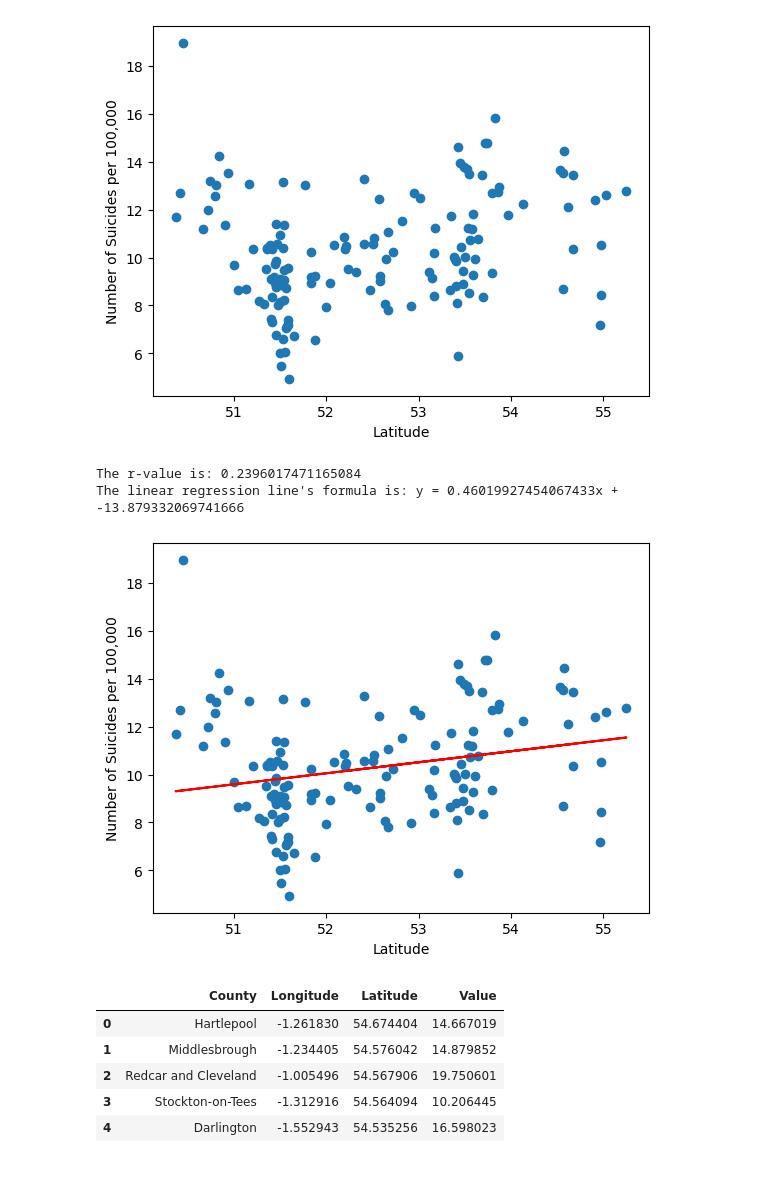
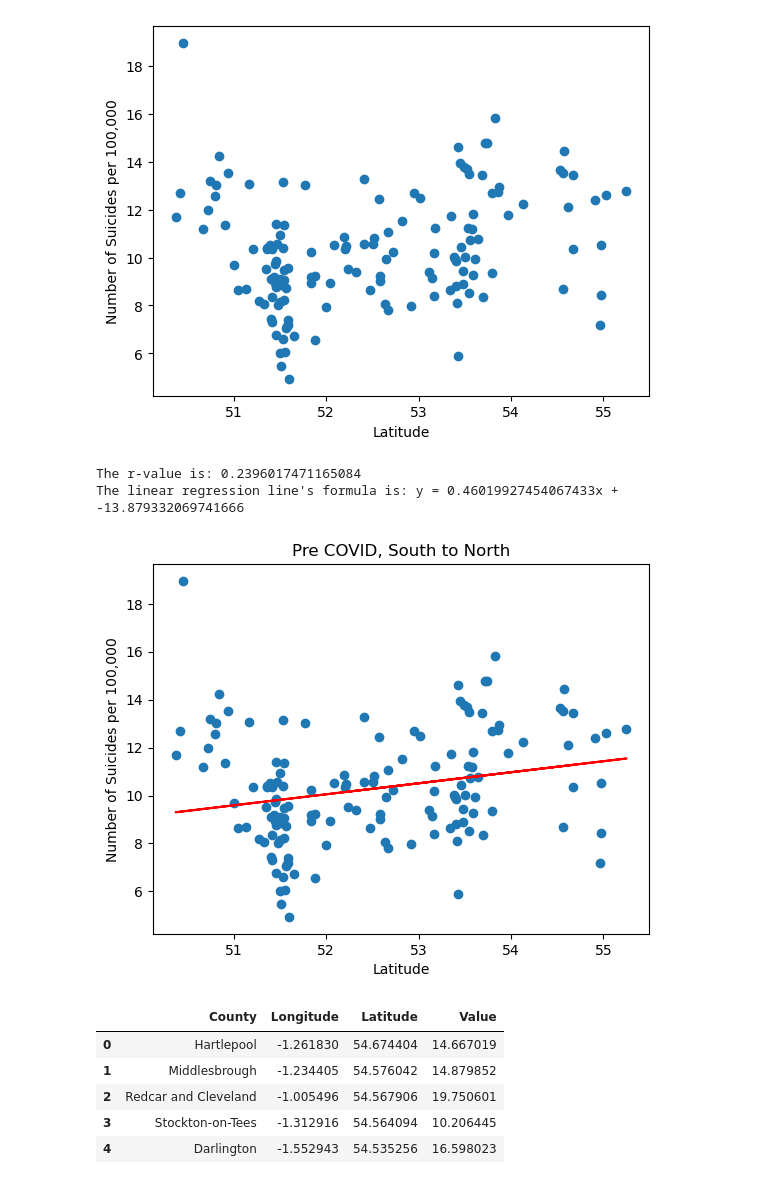
Before and after one commit to HJandu/Project_1_Covid19, a Jupyter notebook: AreasAPI.ipynb, the cells around one changed output. Cells and saved outputs as stored; diff of their text form; code cells hidden in the pictures.

```diff
--- a/AreasAPI.ipynb
+++ b/AreasAPI.ipynb
@@ -92,12 +92,13 @@ def lin_reg_plot(x, y):
 # %%
 lin_reg_plot(df["Latitude"], df["Value"])
 plt.xlabel("Latitude")
 plt.ylabel("Number of Suicides per 100,000")
+plt.title("Pre COVID, South to North")
 plt.show()
 # %% [output]
 The r-value is: 0.2396017471165084
 The linear regression line's formula is: y = 0.46019927454067433x + -13.879332069741666
-[figure, old version]
+[figure, new version]
 # %%
 name = []
 lat = []
```
Also changed, not shown: parts of 3 cells of this notebook.
